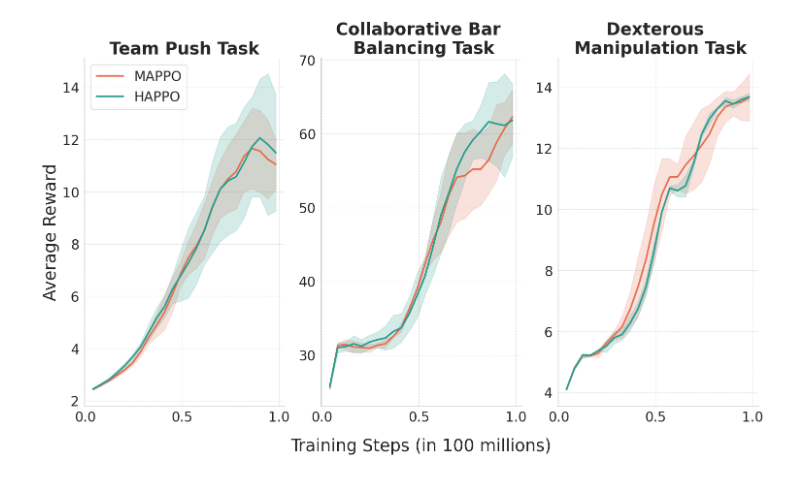
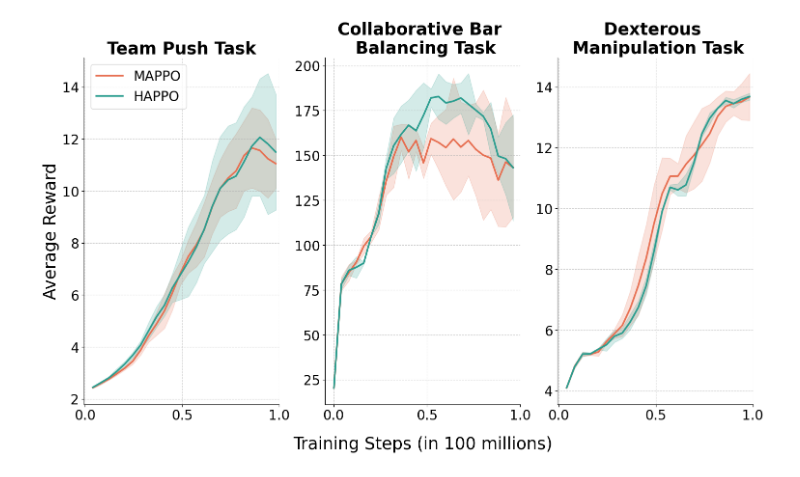
Before and after one commit to some45bucks/IsaacLab-HARL, a Jupyter notebook: analysis/analysis.ipynb, the cells around one changed output. Saved outputs shown, nothing was run; the diff lists cells and outputs as text; code cells hidden in the pictures.

```diff
--- a/analysis/analysis.ipynb
+++ b/analysis/analysis.ipynb
@@ -12,7 +20,9 @@ push_mappo = []
 hand_happo = []
 hand_mappo = []
 
-for filename in os.listdir('./data/avg_rewards'):
+# analysis/data/avg_rewards/isaaclab_Isaac-Multi-Agent-Flat-Anymal-C-Direct-v0_happo_multi_agent_anymal_harl_seed-00001-2025-07-25-17-32-29_logs.csv
+for i, filename in enumerate(os.listdir('./data/avg_rewards')):
+    print(f"Processing file {i+1}/{len(os.listdir('./data/avg_rewards'))}: {filename}")
     filename_lower = filename.lower()
     # start_idx = filename.find('0000')
     df = pd.read_csv(os.path.join('./data/avg_rewards', filename))
@@ -22,18 +32,21 @@ for filename in os.listdir('./data/avg_rewards'):
     elif 'push' in filename_lower and 'mappo' in filename_lower:
         push_mappo.append(df)
     elif 'multi-agent' in filename_lower and 'happo' in filename_lower:
-        anymal_bar_happo.append(df)
+        # sample at the same rate
+        anymal_bar_happo.append(df[0:500:20])
     elif 'multi-agent' in filename_lower and 'mappo' in filename_lower:
-        anymal_bar_mappo.append(df)
+        anymal_bar_mappo.append(df[0:500:20])
     elif 'hand' in filename_lower and 'happo' in filename_lower:
         hand_happo.append(df)
     elif 'hand' in filename_lower and 'mappo' in filename_lower:
         hand_mappo.append(df)
+    else:
+        print(f"Skipping file {filename} as it does not match any known pattern.")
 
 
-push_happo = pd.concat(push_happo)
-push_mappo = pd.concat(push_mappo)
-anymal_bar_happo = pd.concat(anymal_bar_happo)
-anymal_bar_mappo = pd.concat(anymal_bar_mappo)
-hand_happo = pd.concat(hand_happo)
-hand_mappo = pd.concat(hand_mappo)
+push_happo = pd.concat(push_happo) if push_happo else None
+push_mappo = pd.concat(push_mappo) if push_mappo else None
+anymal_bar_happo = pd.concat(anymal_bar_happo) if anymal_bar_happo else None
+anymal_bar_mappo = pd.concat(anymal_bar_mappo) if anymal_bar_mappo else None
+hand_happo = pd.concat(hand_happo) if hand_happo else None
+hand_mappo = pd.concat(hand_mappo) if hand_mappo else None
@@ -63,35 +95,48 @@ def plot_results(ax, data_mappo, data_happo, title, mappo_color, happo_color):
     # ax.set_ylabel("Reward", fontsize=12)
     ax.set_title(title, fontsize=25, fontweight="bold")
     ax.grid(True, linestyle="--", alpha=0.6)
 
     sns.despine(ax=ax)
 
 # Distinct colors for high contrast
 colors = {
     # "push": ("#E63946", "#1D3557"),   # Red vs. Deep Blue
     # "anymal": ("#F4A261", "#264653"), # Orange vs. Dark Teal
     # "hand": ("#E76F51", "#2A9D8F")    # Burnt Red vs. Green
     "push": ("#E76F51", "#2A9D8F"),   # Red vs. Deep Blue
     "anymal": ("#E76F51", "#2A9D8F"), # Orange vs. Dark Teal
     "hand": ("#E76F51", "#2A9D8F")    # Burnt Red vs. Green
 }
 
 # Create a single row of three subplots
 fig, axes = plt.subplots(1, 3, figsize=(15, 9), constrained_layout=True)
 
-# Apply the function to each subplot
-plot_results(axes[0], push_mappo, push_happo, "Team Push Task", colors["push"][0], colors["push"][1])
-plot_results(axes[1], anymal_bar_mappo, anymal_bar_happo, "Collaborative Bar \n Balancing Task", colors["anymal"][0], colors["anymal"][1])
-plot_results(axes[2], hand_mappo, hand_happo, "Dexterous \n Manipulation Task", colors["hand"][0], colors["hand"][1])
+# Apply the function to each subplot only if data is available
+if push_mappo is not None and push_happo is not None:
+    plot_results(axes[0], push_mappo, push_happo, "Team Push Task", colors["push"][0], colors["push"][1])
+else:
+    axes[0].set_title("No data for Push Task", fontsize=20)
+
+if anymal_bar_mappo is not None and anymal_bar_happo is not None:
+    plot_results(axes[1], anymal_bar_mappo, anymal_bar_happo, "Collaborative Bar \n Balancing Task", colors["anymal"][0], colors["anymal"][1])
+else:
+    axes[1].set_title("No data for Anymal Bar Task", fontsize=20)
+
+if hand_mappo is not None and hand_happo is not None:
+    plot_results(axes[2], hand_mappo, hand_happo, "Dexterous \n Manipulation Task", colors["hand"][0], colors["hand"][1])
+else:
+    axes[2].set_title("No data for Hand Task", fontsize=20)
 
 axes[0].set_ylabel("Average Reward", fontsize=25)
 axes[1].set_xlabel("Training Steps (in 100 millions)", fontsize=25, labelpad=20)
 axes[0].legend(fontsize=20, frameon=True)
 
 for ax in axes:
     ax.tick_params(axis='both', labelsize=20)
+    # plot only the 1st Mil items
+    ax.set_xlim(right=1.0)
 # plt.tight_layout()
 # Show the final figure
 plt.show()
 # %% [output]
-[figure, old version]
+[figure, new version]
```
Also changed, not shown: parts of 3 cells of this notebook, 1 other file.
